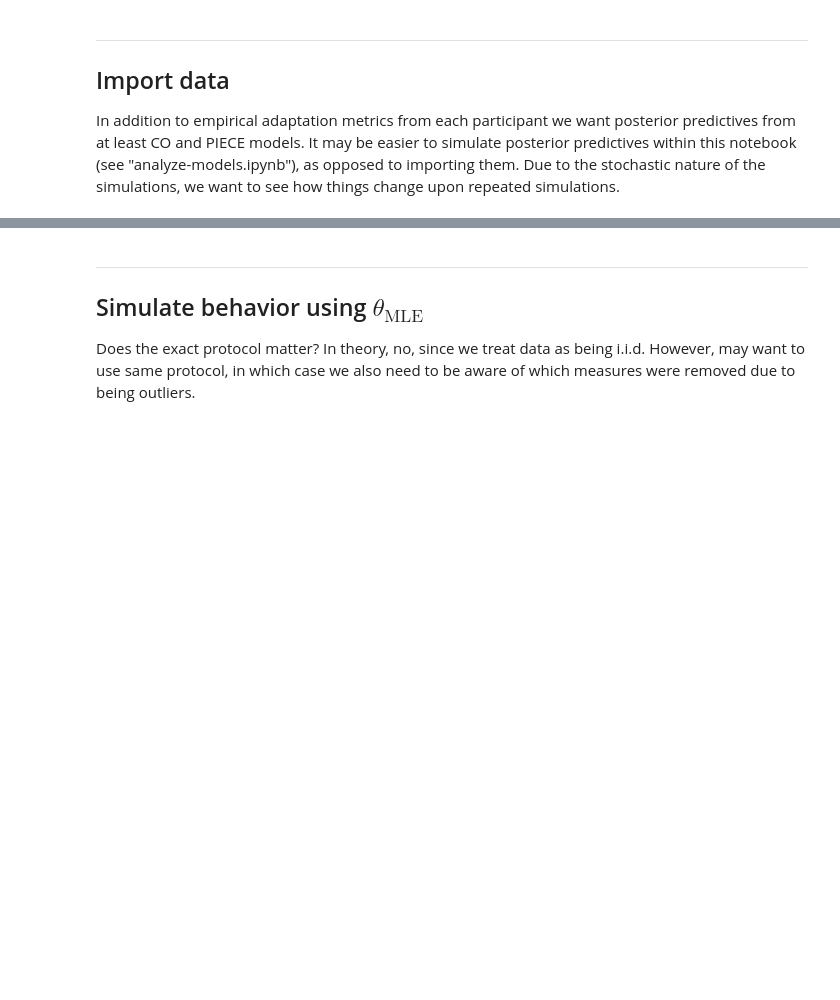
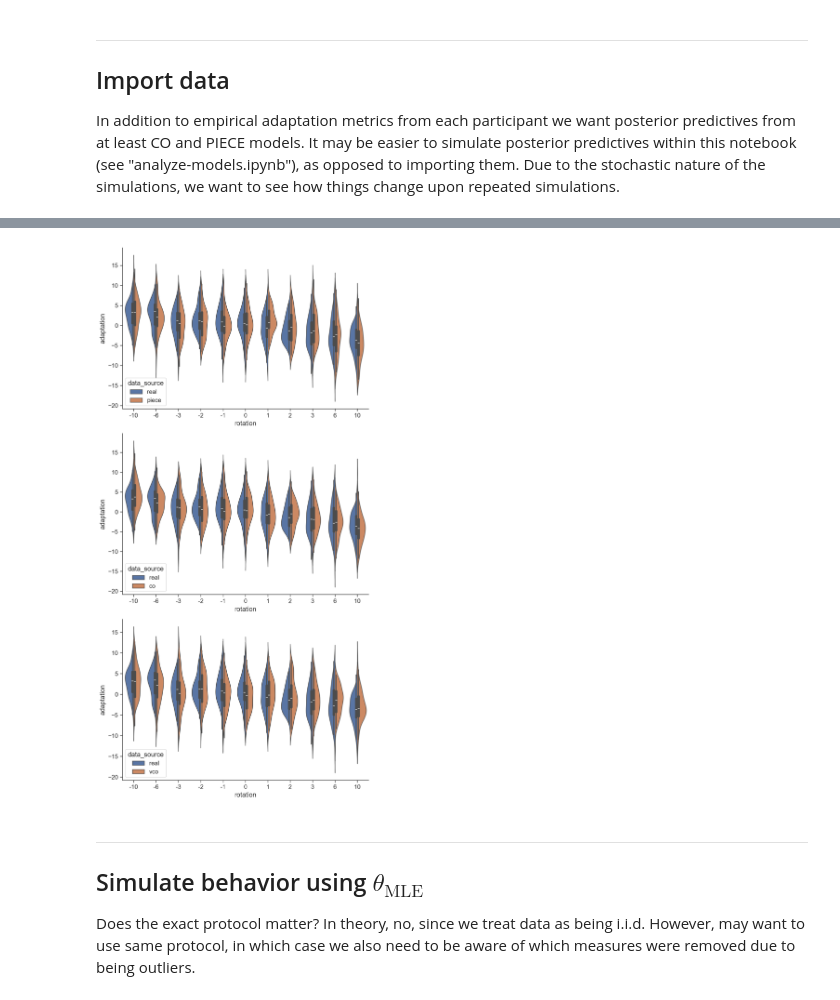
Before and after one commit to ccmlab-ubc/pertdetect-adapt, a Jupyter notebook: modeling/postpred-analysis.ipynb, the cells around one changed output, grey strips where cells are left out. Cells and saved outputs as stored; diff of their text form; code cells hidden in the pictures; blank space fills up the shorter version.

```diff
--- a/modeling/postpred-analysis.ipynb
+++ b/modeling/postpred-analysis.ipynb
@@ -95,19 +109,48 @@ df_trimmed = sample_subj.loc[pert_indices, :]
 SN = df_trimmed.loc[:, "SN"]
 rotation = df_trimmed.loc[:, "delta_xv"]
 
-# Outlier indices
-idx = df_trimmed["adaptation"].isna()
+# Create variable that tracks whether rotation is small or large
+saturated_zone = np.abs(df_trimmed["delta_xv"]) >= 10
 
 # Create data frame with all perturbation trials
 df_plot = pd.DataFrame({
     "delta_xv" : df_trimmed.loc[:, "delta_xv"],
     "adaptation" : df_trimmed.loc[:, "adaptation"],
     "x_f" : df_trimmed.loc[:, "x_f_clean"],
+    "xhat_vco" : xhat_vco[1::2],
+    "adapt_vco" : adapt_vco,
     "xhat_co" : xhat_co[1::2],
     "adapt_co" : adapt_co,
     "xhat_piece" : xhat_piece[1::2],
     "adapt_piece" : adapt_piece,
     "rotation" : rotation,
+    "saturated_zone" : saturated_zone,
     "SN" : SN
 })
+
+
+# Create a long dataframe
+df_vco = pd.DataFrame({
+    "delta_xv" : np.tile(df_trimmed.loc[:, "delta_xv"], 2),
+    "adaptation" : np.concatenate((df_trimmed.loc[:, "adaptation"], adapt_vco)),
+    "rotation" : np.tile(rotation, 2),
+    "SN" : np.tile(SN, 2),
+    "data_source" : np.concatenate((np.repeat("real", len(rotation)), np.repeat("vco", len(rotation)))),
+})
+
+df_co = pd.DataFrame({
+    "delta_xv" : np.tile(df_trimmed.loc[:, "delta_xv"], 2),
+    "adaptation" : np.concatenate((df_trimmed.loc[:, "adaptation"], adapt_co)),
+    "rotation" : np.tile(rotation, 2),
+    "SN" : np.tile(SN, 2),
+    "data_source" : np.concatenate((np.repeat("real", len(rotation)), np.repeat("co", len(rotation)))),
+})
+
+df_piece = pd.DataFrame({
+    "delta_xv" : np.tile(df_trimmed.loc[:, "delta_xv"], 2),
+    "adaptation" : np.concatenate((df_trimmed.loc[:, "adaptation"], adapt_piece)),
+    "rotation" : np.tile(rotation, 2),
+    "SN" : np.tile(SN, 2),
+    "data_source" : np.concatenate((np.repeat("real", len(rotation)), np.repeat("piece", len(rotation)))),
+})
 # %%
@@ -134,3 +197,16 @@ print(df_plot["adapt_co"].isna().sum())
+# %%
+# Plot comparisons of response distributions at each pert level
+fig, (ax1, ax2, ax3) = plt.subplots(3, 1, figsize=(7.5, 15))
+sns.despine()
+sns.violinplot(data=df_piece, x="rotation", y="adaptation", hue="data_source",
+                alpha=1, ax=ax1, split=True)
+sns.violinplot(data=df_co, x="rotation", y="adaptation", hue="data_source",
+                alpha=1, ax=ax2, split=True)
+sns.violinplot(data=df_vco, x="rotation", y="adaptation", hue="data_source",
+                alpha=1, ax=ax3, split=True)
+plt.tight_layout()
+# %% [output]
+[figure, added]
 # %% [markdown]
 ---
 ## Simulate behavior using $\theta_{\text{MLE}}$
```
Also changed, not shown: parts of 4 cells of this notebook, 1 other file.
